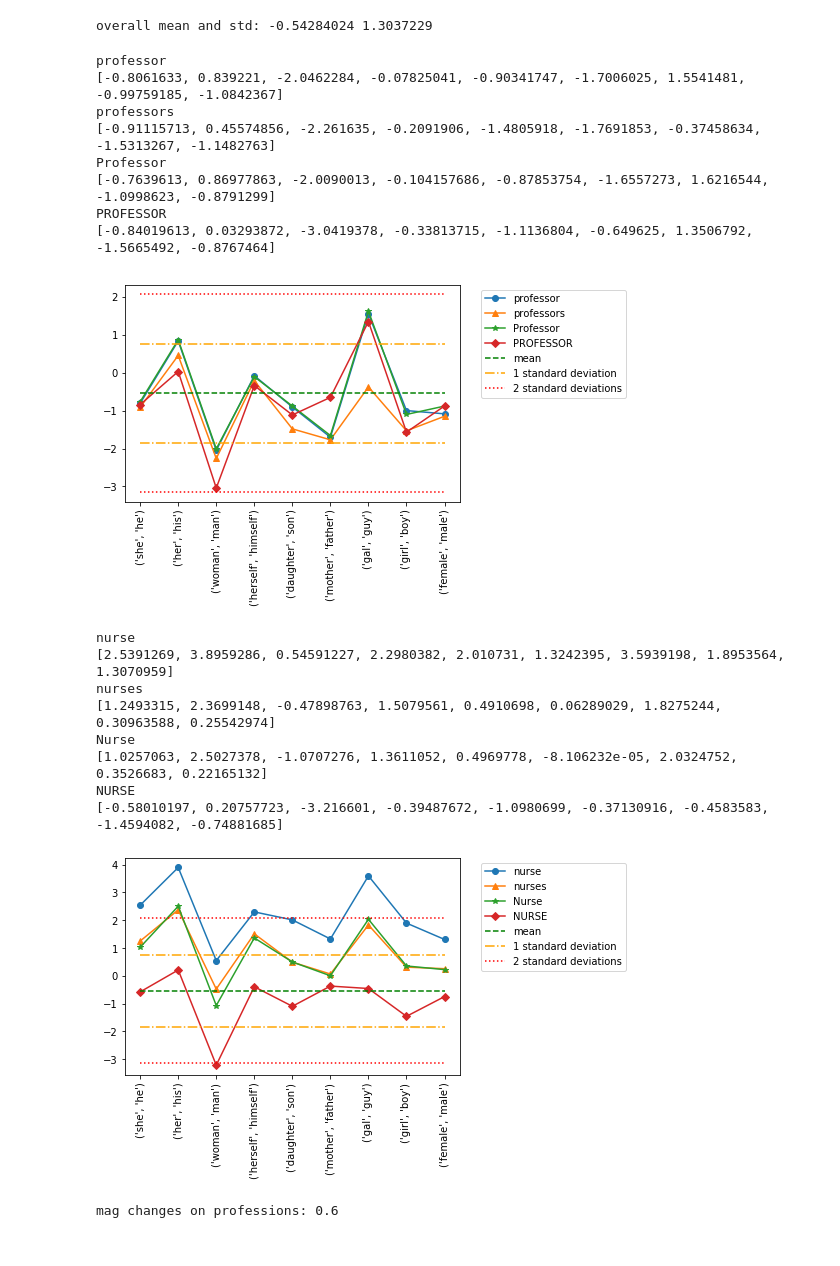
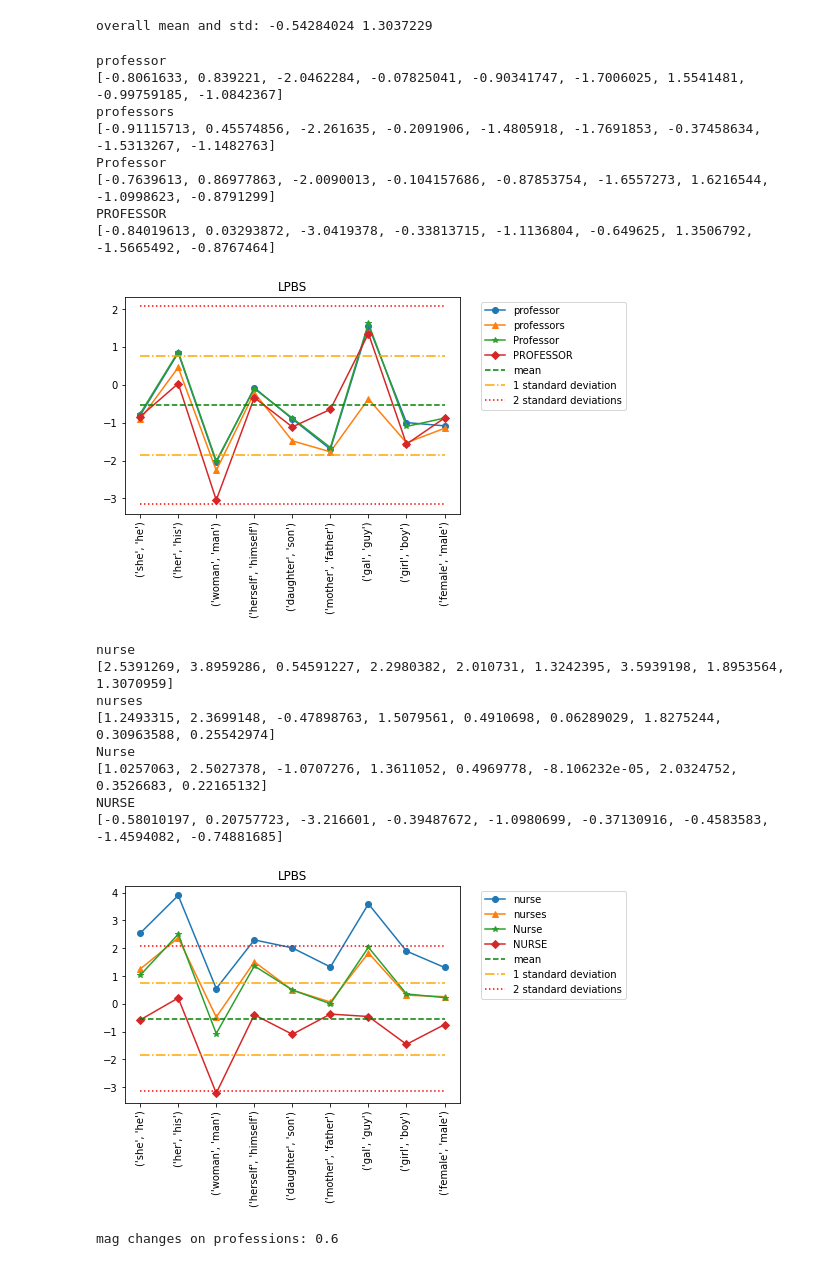
Before and after one commit to jiaxin18/bias_demo, a Jupyter notebook: construct_bias_score.ipynb, the cells around one changed output. Cells and saved outputs as stored; diff of their text form; code cells hidden in the pictures.

```diff
--- a/construct_bias_score.ipynb
+++ b/construct_bias_score.ipynb
@@ -253,7 +251,7 @@ for i,word in enumerate(gword_list):
     scores = ([bias_score("GGG is a XXX.", [pair[0], pair[1]], word)[2] for pair in def_pairs])
     print(scores)
     plt.plot(x, scores, graph_types[i], label = word)
-
+plt.title("LPBS")
 plt.plot(x, [oa_mean for i in range(length)], "g--", label = "mean")
 plt.plot(x, [oa_mean-oa_std for i in range(length)], "-.",color = "orange", label = "1 standard deviation")
 plt.plot(x, [oa_mean+oa_std for i in range(length)],  "-.",color = "orange", label =  "")
@@ -274,7 +272,7 @@ Professor
 [-0.7639613, 0.86977863, -2.0090013, -0.104157686, -0.87853754, -1.6557273, 1.6216544, -1.0998623, -0.8791299]
 PROFESSOR
 [-0.84019613, 0.03293872, -3.0419378, -0.33813715, -1.1136804, -0.649625, 1.3506792, -1.5665492, -0.8767464]
-[figure, old version]
+[figure, new version]
 # %%
 # fn to get variant forms of profession (eg for doctor, returns doctor, doctors, Doctor, DOCTOR)
 def_pairs = [('she','he'), ('her', 'his'), ('woman', 'man'),
@@ -306,35 +304,35 @@ graph_types = ["-o", "-^", "-*", "-D"]
 #scores = ["-3.0180273","-3.0180273","0.171636","-3.0180273","-3.0180273","-3.0180273","-3.0180273","-3.0180273","-3.0180273","-3.0180273"]
 #plt.plot(x, scores, graph_types[0], label = word)
 gword_list = prof_words("nurse")
 for i,word in enumerate(gword_list):
     print(word)
     graph_type = graph_types[i]
     #plt.title("DB/WA")
     scores = ([bias_score("GGG is a XXX.", [pair[0], pair[1]], word)[2] for pair in def_pairs])
     print(scores)
     plt.plot(x, scores, graph_types[i], label = word)
-
+plt.title("LPBS")
 plt.plot(x, [oa_mean for i in range(length)], "g--", label = "mean")
 plt.plot(x, [oa_mean-oa_std for i in range(length)], "-.",color = "orange", label = "1 standard deviation")
 plt.plot(x, [oa_mean+oa_std for i in range(length)],  "-.",color = "orange", label =  "")
 plt.plot(x, [oa_mean-2*oa_std for i in range(length)],  "r:", label = "2 standard deviations")
 plt.plot(x, [oa_mean+2*oa_std for i in range(length)],  "r:", label = "")
 plt.xticks(x, def_pairs, rotation='vertical')
 
 #if leg == True:
 plt.legend()
 ax.legend(bbox_to_anchor=(1.05, 1.0))
 plt.show()
 # %% [output]
 nurse
 [2.5391269, 3.8959286, 0.54591227, 2.2980382, 2.010731, 1.3242395, 3.5939198, 1.8953564, 1.3070959]
 nurses
 [1.2493315, 2.3699148, -0.47898763, 1.5079561, 0.4910698, 0.06289029, 1.8275244, 0.30963588, 0.25542974]
 Nurse
 [1.0257063, 2.5027378, -1.0707276, 1.3611052, 0.4969778, -8.106232e-05, 2.0324752, 0.3526683, 0.22165132]
 NURSE
 [-0.58010197, 0.20757723, -3.216601, -0.39487672, -1.0980699, -0.37130916, -0.4583583, -1.4594082, -0.74881685]
-[figure, old version]
+[figure, new version]
 # %%
 # COMPUTE MAGNITUDE CHANGES
 
```
Also changed, not shown: parts of 27 cells of this notebook.
